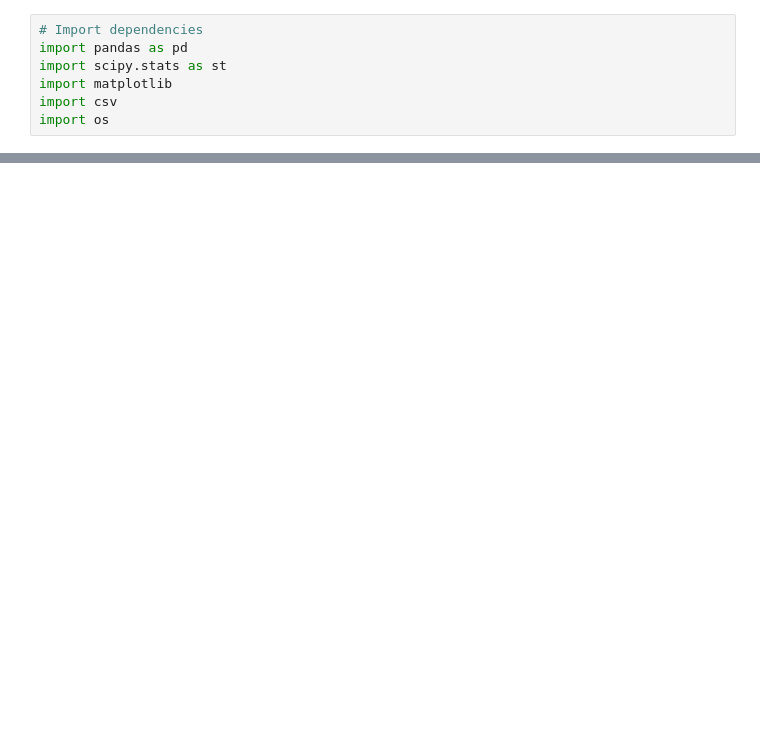
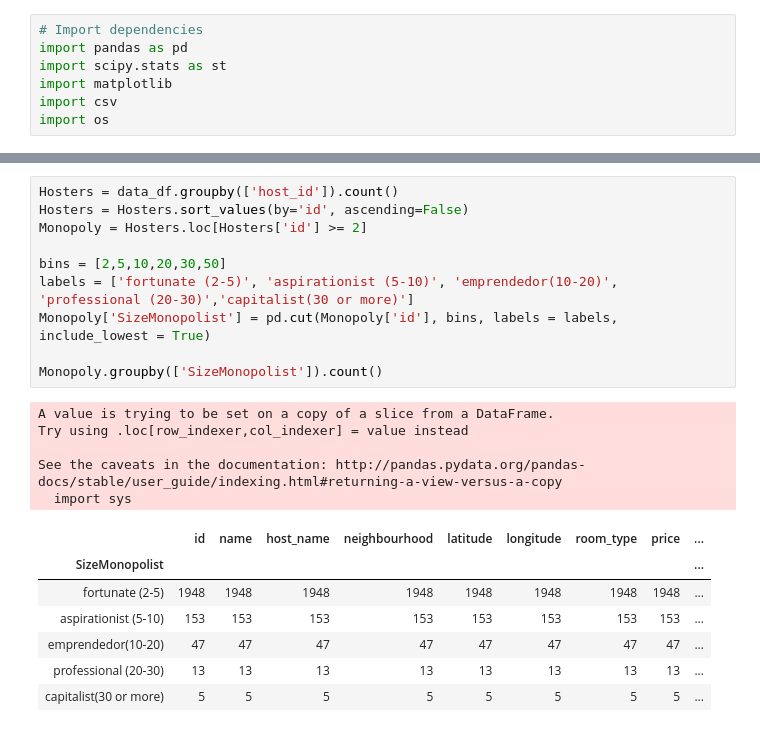
Before and after one commit to elc17/Project_1, a Jupyter notebook: project_1.ipynb, the cells around one changed output, grey strips where cells are left out. Cells and saved outputs as stored; diff of their text form; blank space fills up the shorter version.

```diff
--- a/project_1.ipynb
+++ b/project_1.ipynb
@@ -19,0 +116,23 @@ data_df.head()
+# %%
+Hosters = data_df.groupby(['host_id']).count()
+Hosters = Hosters.sort_values(by='id', ascending=False)
+Monopoly = Hosters.loc[Hosters['id'] >= 2]
+
+bins = [2,5,10,20,30,50]
+labels = ['fortunate (2-5)', 'aspirationist (5-10)', 'emprendedor(10-20)', 'professional (20-30)','capitalist(30 or more)']
+Monopoly['SizeMonopolist'] = pd.cut(Monopoly['id'], bins, labels = labels, include_lowest = True)
+
+Monopoly.groupby(['SizeMonopolist']).count()
+# %% [output]
+A value is trying to be set on a copy of a slice from a DataFrame.
+Try using .loc[row_indexer,col_indexer] = value instead
+
+See the caveats in the documentation: http://pandas.pydata.org/pandas-docs/stable/user_guide/indexing.html#returning-a-view-versus-a-copy
+  import sys
+|  | id | name | host_name | neighbourhood | latitude | longitude | room_type | price | ... |
+| SizeMonopolist |  |  |  |  |  |  |  |  | ... |
+| fortunate (2-5) | 1948 | 1948 | 1948 | 1948 | 1948 | 1948 | 1948 | 1948 | ... |
+| aspirationist (5-10) | 153 | 153 | 153 | 153 | 153 | 153 | 153 | 153 | ... |
+| emprendedor(10-20) | 47 | 47 | 47 | 47 | 47 | 47 | 47 | 47 | ... |
+| professional (20-30) | 13 | 13 | 13 | 13 | 13 | 13 | 13 | 13 | ... |
+| capitalist(30 or more) | 5 | 5 | 5 | 5 | 5 | 5 | 5 | 5 | ... |
```
Also changed, not shown: parts of 5 cells of this notebook, 1 other file.
